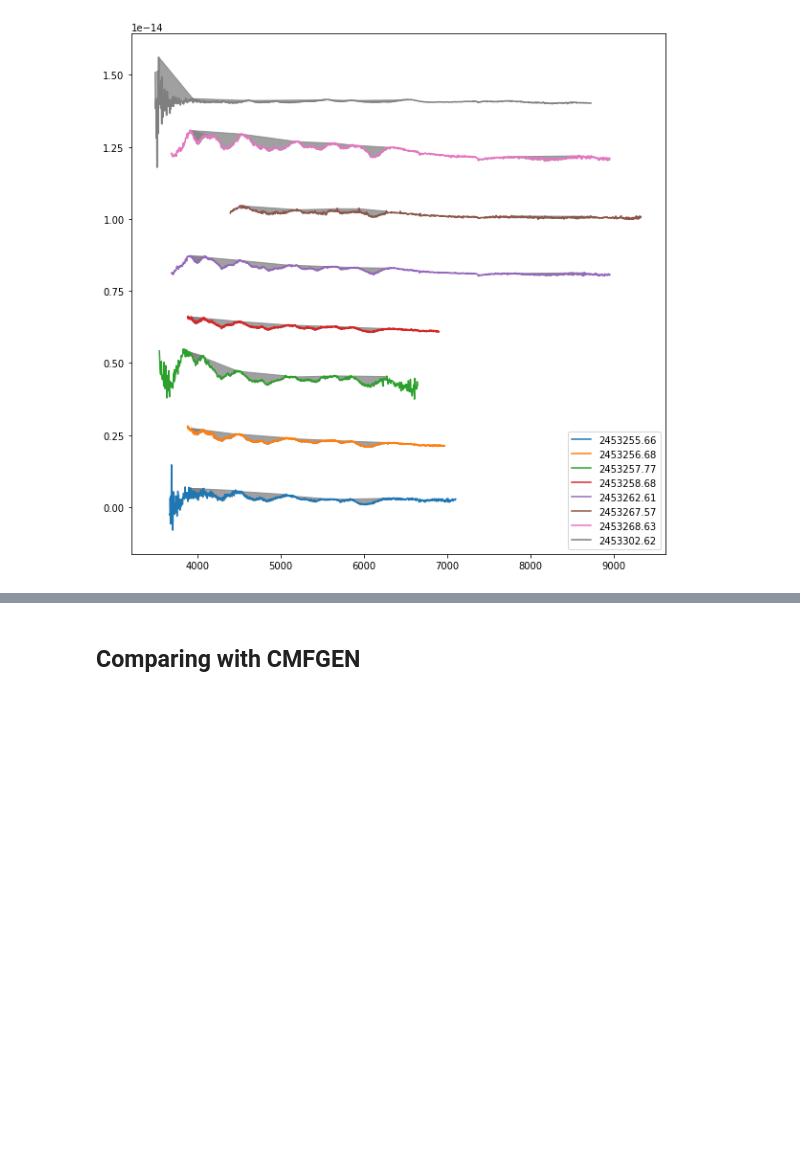
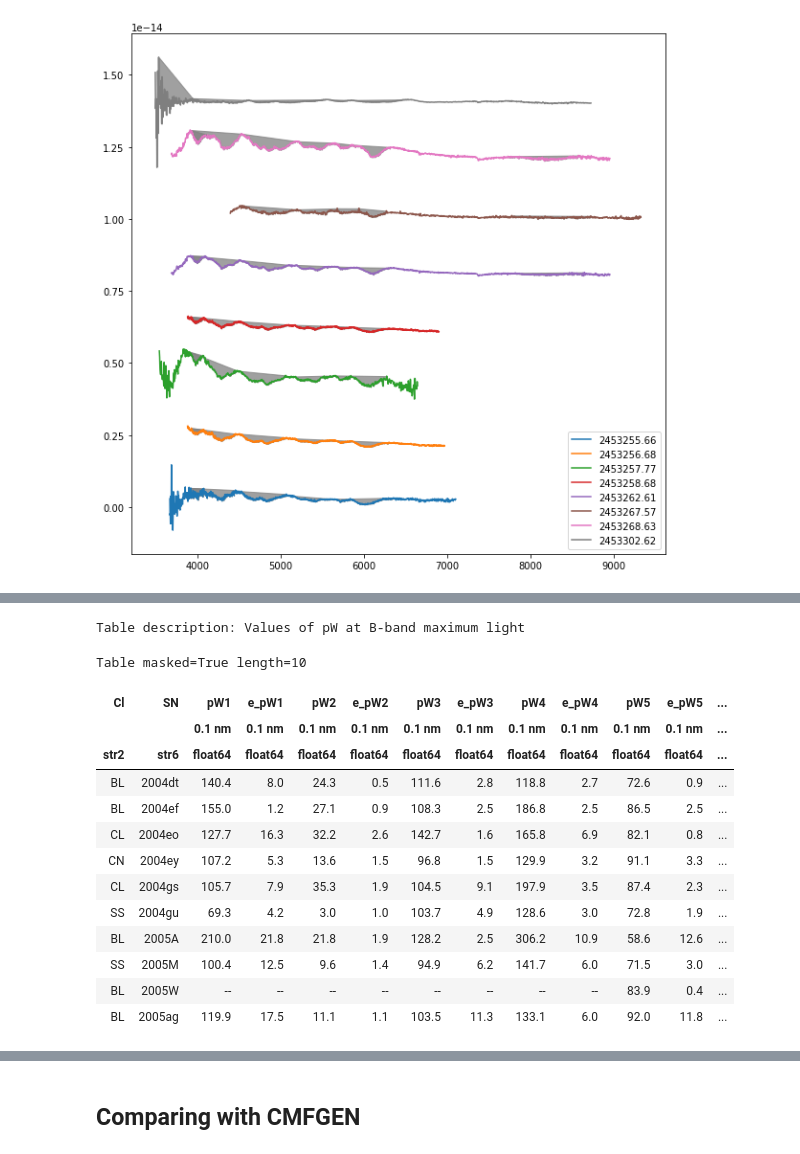
Before and after one commit to mwvgroup/csp-cmfgen, a Jupyter notebook: notebooks/equivalent_width.ipynb, the cells around one changed output, grey strips where cells are left out. Cells and saved outputs as stored; diff of their text form; code cells hidden in the pictures; blank space fills up the shorter version.

```diff
--- a/notebooks/equivalent_width.ipynb
+++ b/notebooks/equivalent_width.ipynb
@@ -124 +137,23 @@ plot_ew(*get_spectra_for_id('2004ef'), ew.feature_table)
+# %%
+csp_ew_table = dr1.load_table(6)
+csp_ew_table.sort('SN')
+
+print('Table description:', csp_ew_table.meta['description'])
+csp_ew_table[:10]
+# %% [output]
+Table description: Values of pW at B-band maximum light
+Table masked=True length=10
+| Cl | SN | pW1 | e_pW1 | pW2 | e_pW2 | pW3 | e_pW3 | pW4 | e_pW4 | pW5 | e_pW5 | ... |
+|  |  | 0.1 nm | 0.1 nm | 0.1 nm | 0.1 nm | 0.1 nm | 0.1 nm | 0.1 nm | 0.1 nm | 0.1 nm | 0.1 nm | ... |
+| str2 | str6 | float64 | float64 | float64 | float64 | float64 | float64 | float64 | float64 | float64 | float64 | ... |
+| BL | 2004dt | 140.4 | 8.0 | 24.3 | 0.5 | 111.6 | 2.8 | 118.8 | 2.7 | 72.6 | 0.9 | ... |
+| BL | 2004ef | 155.0 | 1.2 | 27.1 | 0.9 | 108.3 | 2.5 | 186.8 | 2.5 | 86.5 | 2.5 | ... |
+| CL | 2004eo | 127.7 | 16.3 | 32.2 | 2.6 | 142.7 | 1.6 | 165.8 | 6.9 | 82.1 | 0.8 | ... |
+| CN | 2004ey | 107.2 | 5.3 | 13.6 | 1.5 | 96.8 | 1.5 | 129.9 | 3.2 | 91.1 | 3.3 | ... |
+| CL | 2004gs | 105.7 | 7.9 | 35.3 | 1.9 | 104.5 | 9.1 | 197.9 | 3.5 | 87.4 | 2.3 | ... |
+| SS | 2004gu | 69.3 | 4.2 | 3.0 | 1.0 | 103.7 | 4.9 | 128.6 | 3.0 | 72.8 | 1.9 | ... |
+| BL | 2005A | 210.0 | 21.8 | 21.8 | 1.9 | 128.2 | 2.5 | 306.2 | 10.9 | 58.6 | 12.6 | ... |
+| SS | 2005M | 100.4 | 12.5 | 9.6 | 1.4 | 94.9 | 6.2 | 141.7 | 6.0 | 71.5 | 3.0 | ... |
+| BL | 2005W | -- | -- | -- | -- | -- | -- | -- | -- | 83.9 | 0.4 | ... |
+| BL | 2005ag | 119.9 | 17.5 | 11.1 | 1.1 | 103.5 | 11.3 | 133.1 | 6.0 | 92.0 | 11.8 | ... |
 # %%
```
Also changed, not shown: parts of 9 cells of this notebook, 2 other files.
